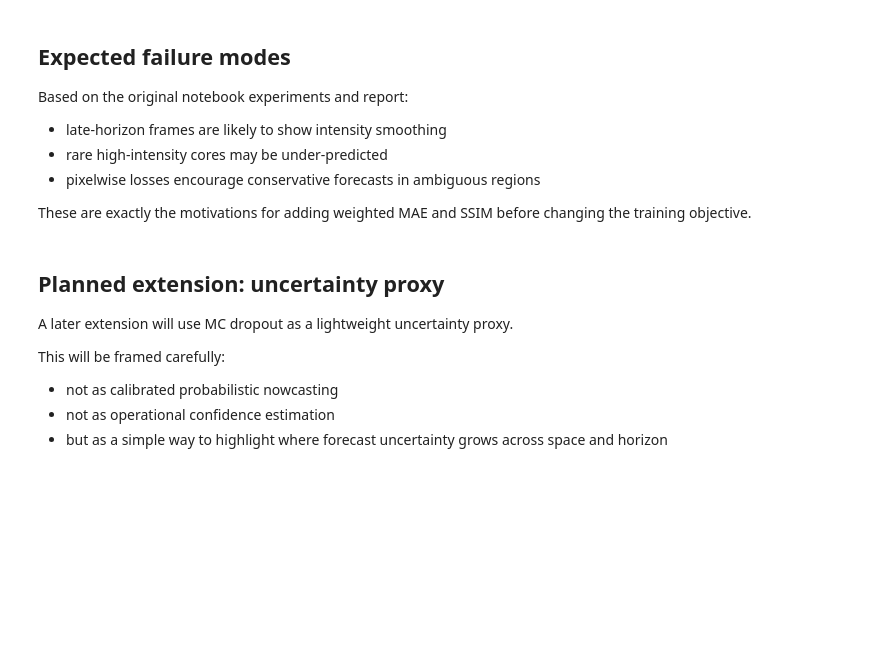
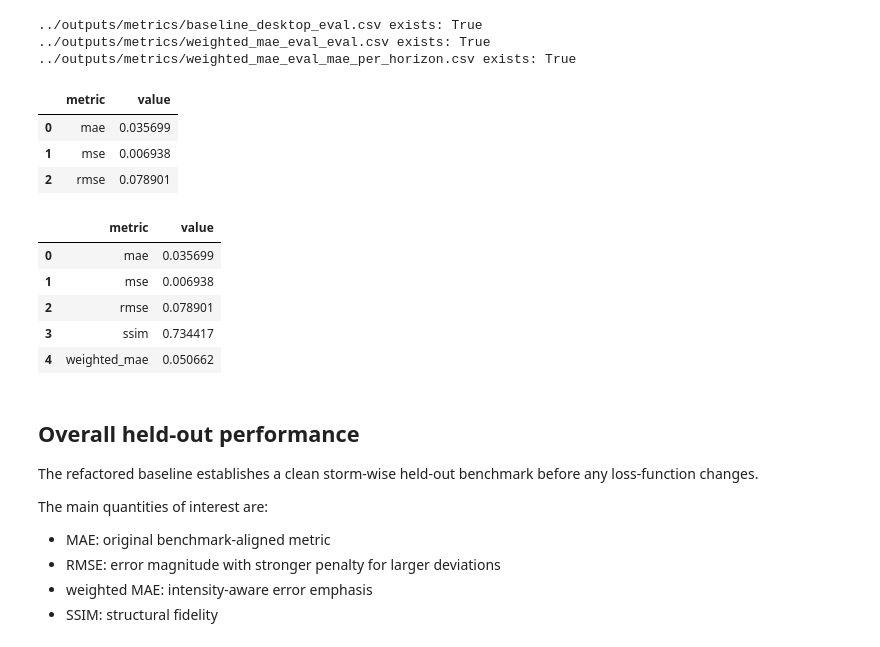
Before and after one commit to tilcarruthers/storm-forecasting-convlstm, a Jupyter notebook: notebooks/02_error_analysis.ipynb, the cells around one changed output. Drawn from its saved outputs; the diff is of its cells as text; code cells hidden in the pictures; blank space fills up the shorter version.

Commit message:
Adding baseline results and updating respective files

```diff
--- a/notebooks/02_error_analysis.ipynb
+++ b/notebooks/02_error_analysis.ipynb
@@ -108,19 +12,54 @@ Why include it:
-# %% [markdown]
-## Expected failure modes
-
-Based on the original notebook experiments and report:
-
-- late-horizon frames are likely to show intensity smoothing
-- rare high-intensity cores may be under-predicted
-- pixelwise losses encourage conservative forecasts in ambiguous regions
-
-These are exactly the motivations for adding weighted MAE and SSIM before changing the training objective.
-# %% [markdown]
-## Planned extension: uncertainty proxy
-
-A later extension will use MC dropout as a lightweight uncertainty proxy.
-
-This will be framed carefully:
-- not as calibrated probabilistic nowcasting
-- not as operational confidence estimation
-- but as a simple way to highlight where forecast uncertainty grows across space and horizon
+# %%
+from pathlib import Path
+import json
+
+import matplotlib.pyplot as plt
+import pandas as pd
+
+OUTPUTS_DIR = Path("../outputs")
+METRICS_DIR = OUTPUTS_DIR / "metrics"
+REPORT_FIGURES_DIR = Path("../reports/figures")
+
+baseline_metrics_csv = METRICS_DIR / "baseline_desktop_eval.csv"
+weighted_metrics_csv = METRICS_DIR / "weighted_mae_eval_eval.csv"
+horizon_csv = METRICS_DIR / "weighted_mae_eval_mae_per_horizon.csv"
+history_json = METRICS_DIR / "history.json"  # adjust if you move/rename it
+baseline_train_json = METRICS_DIR / "baseline_desktop.json"  # adjust if needed
+
+for p in [baseline_metrics_csv, weighted_metrics_csv, horizon_csv]:
+    print(p, "exists:", p.exists())
+# %% [output]
+../outputs/metrics/baseline_desktop_eval.csv exists: True
+../outputs/metrics/weighted_mae_eval_eval.csv exists: True
+../outputs/metrics/weighted_mae_eval_mae_per_horizon.csv exists: True
+# %%
+baseline_metrics = pd.read_csv(baseline_metrics_csv)
+weighted_metrics = pd.read_csv(weighted_metrics_csv)
+horizon_df = pd.read_csv(horizon_csv)
+
+baseline_metrics
+# %% [output]
+|  | metric | value |
+| 0 | mae | 0.035699 |
+| 1 | mse | 0.006938 |
+| 2 | rmse | 0.078901 |
+# %%
+weighted_metrics
+# %% [output]
+|  | metric | value |
+| 0 | mae | 0.035699 |
+| 1 | mse | 0.006938 |
+| 2 | rmse | 0.078901 |
+| 3 | ssim | 0.734417 |
+| 4 | weighted_mae | 0.050662 |
+# %% [markdown]
+## Overall held-out performance
+
+The refactored baseline establishes a clean storm-wise held-out benchmark before any loss-function changes.
+
+The main quantities of interest are:
+
+- MAE: original benchmark-aligned metric
+- RMSE: error magnitude with stronger penalty for larger deviations
+- weighted MAE: intensity-aware error emphasis
+- SSIM: structural fidelity
```
Also changed, not shown: parts of 27 cells of this notebook, 4 other files.
